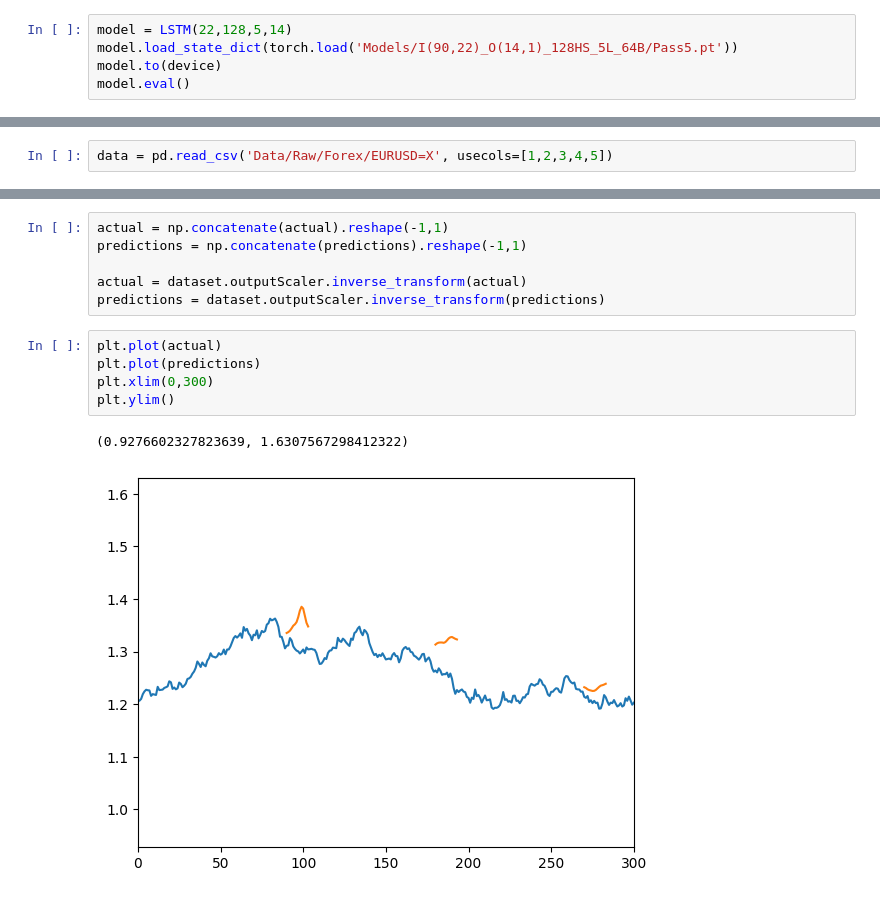
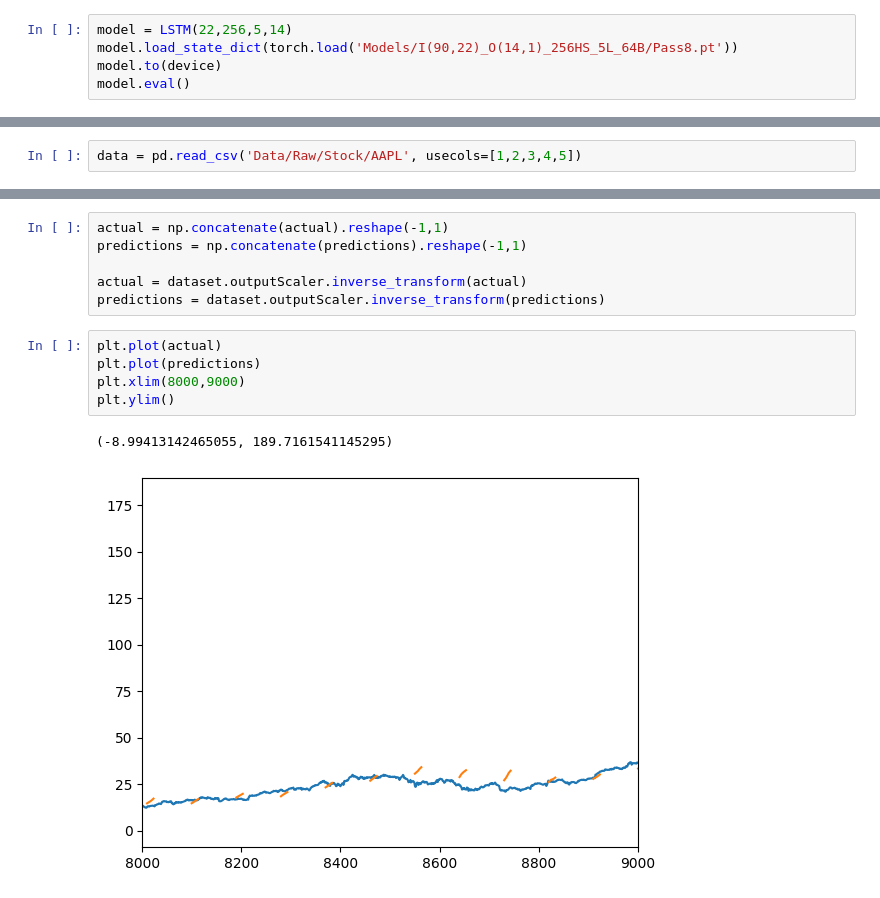
Before and after one commit to PhillipMichelsen/StockPricePrediction, a Jupyter notebook: 6_GeneratePredictions.ipynb, the cells around one changed output, grey strips where cells are left out. Drawn from its saved outputs; the diff is of its cells as text.

```diff
--- a/6_GeneratePredictions.ipynb
+++ b/6_GeneratePredictions.ipynb
@@ -33,8 +33,8 @@ outputLength = 14
 torch.cuda.is_available()
 device = torch.device('cuda')
 # %%
-model = LSTM(22,128,5,14)
-model.load_state_dict(torch.load('Models/I(90,22)_O(14,1)_128HS_5L_64B/Pass5.pt'))
+model = LSTM(22,256,5,14)
+model.load_state_dict(torch.load('Models/I(90,22)_O(14,1)_256HS_5L_64B/Pass8.pt'))
 model.to(device)
 model.eval()
 # %% [output]
@@ -44,7 +44,7 @@ LSTM(
   (dropout): Dropout(p=0.2, inplace=False)
 )
 # %%
-data = pd.read_csv('Data/Raw/Forex/EURUSD=X', usecols=[1,2,3,4,5])
+data = pd.read_csv('Data/Raw/Stock/AAPL', usecols=[1,2,3,4,5])
 # %%
 # Calculate moving averages
 data['MA10'] = data['Close'].rolling(window=10).mean()
@@ -139,8 +139,8 @@ predictions = dataset.outputScaler.inverse_transform(predictions)
 # %%
 plt.plot(actual)
 plt.plot(predictions)
-plt.xlim(0,300)
+plt.xlim(8000,9000)
 plt.ylim()
 # %% [output]
-(0.9276602327823639, 1.6307567298412322)
+(-8.99413142465055, 189.7161541145295)
-[figure, old version]
+[figure, new version]
```
Also changed, not shown: parts of 2 cells of this notebook.
